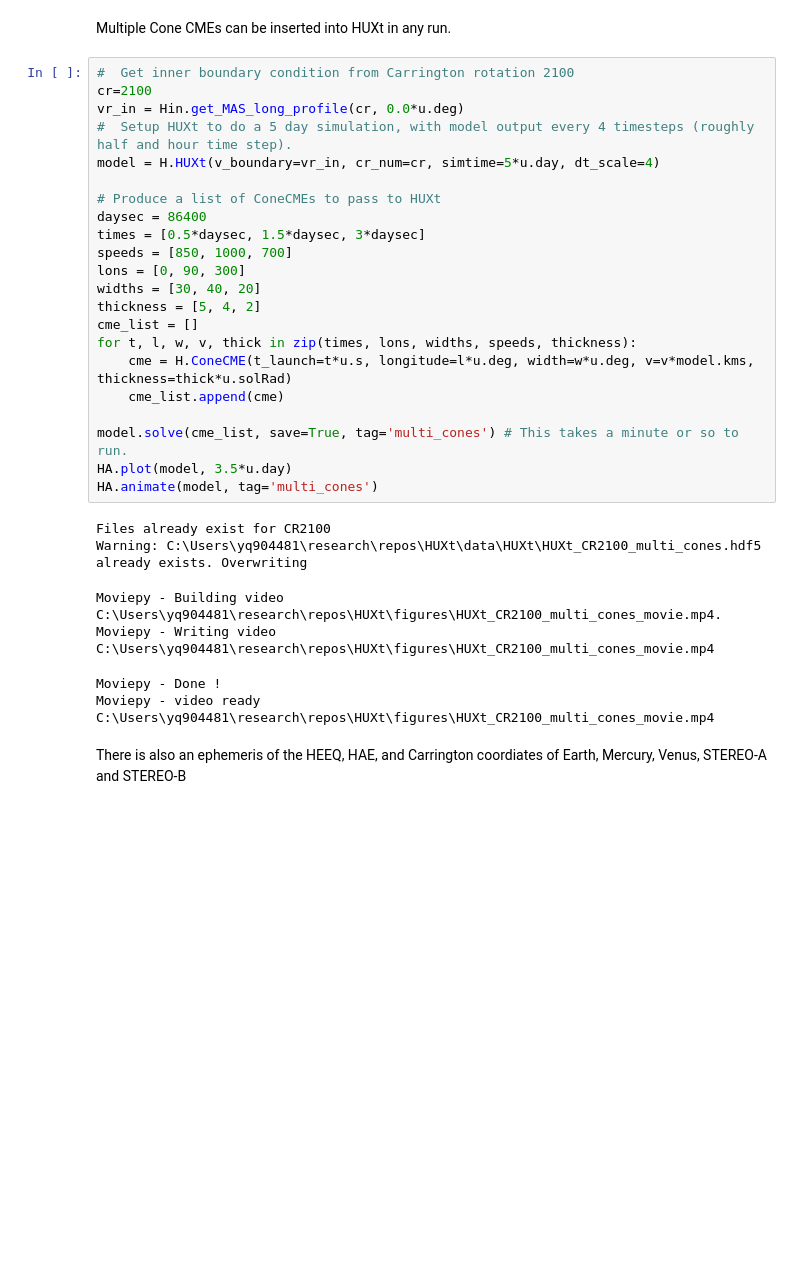
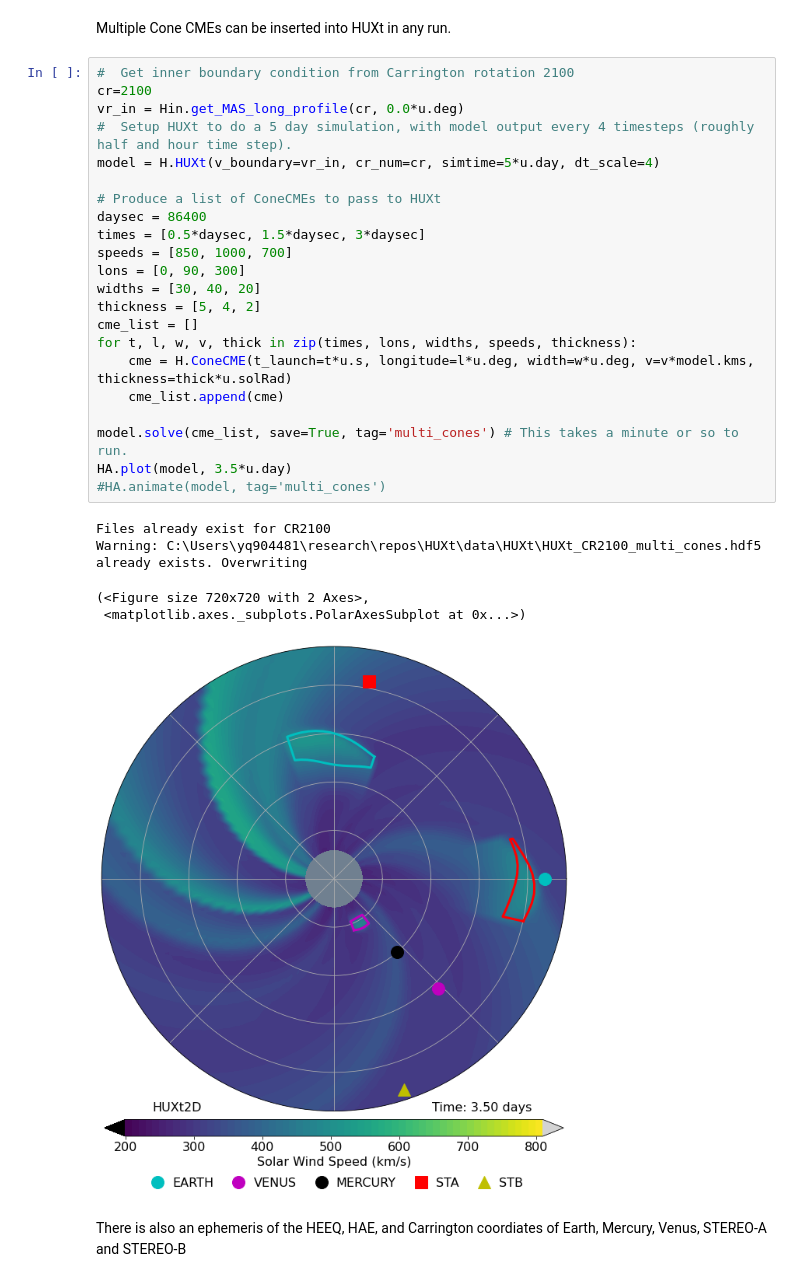
Before and after one commit to University-of-Reading-Space-Science/HUXt, a Jupyter notebook: code/HUXt_example.ipynb, the cells around one changed output. Cells and saved outputs as stored; diff of their text form; blank space fills up the shorter version.

```diff
--- a/code/HUXt_example.ipynb
+++ b/code/HUXt_example.ipynb
@@ -167,32 +163,31 @@ Multiple Cone CMEs can be inserted into HUXt in any run.
 # %%
 #  Get inner boundary condition from Carrington rotation 2100
 cr=2100
 vr_in = Hin.get_MAS_long_profile(cr, 0.0*u.deg)
 #  Setup HUXt to do a 5 day simulation, with model output every 4 timesteps (roughly half and hour time step).
 model = H.HUXt(v_boundary=vr_in, cr_num=cr, simtime=5*u.day, dt_scale=4)
 
 # Produce a list of ConeCMEs to pass to HUXt
 daysec = 86400
 times = [0.5*daysec, 1.5*daysec, 3*daysec]
 speeds = [850, 1000, 700]
 lons = [0, 90, 300]
 widths = [30, 40, 20]
 thickness = [5, 4, 2]
 cme_list = []
 for t, l, w, v, thick in zip(times, lons, widths, speeds, thickness):
     cme = H.ConeCME(t_launch=t*u.s, longitude=l*u.deg, width=w*u.deg, v=v*model.kms, thickness=thick*u.solRad)
     cme_list.append(cme)
 
 model.solve(cme_list, save=True, tag='multi_cones') # This takes a minute or so to run.
 HA.plot(model, 3.5*u.day)
-HA.animate(model, tag='multi_cones')
+#HA.animate(model, tag='multi_cones')
 # %% [output]
 Files already exist for CR2100
 Warning: C:\Users\yq904481\research\repos\HUXt\data\HUXt\HUXt_CR2100_multi_cones.hdf5 already exists. Overwriting
-Moviepy - Building video C:\Users\yq904481\research\repos\HUXt\figures\HUXt_CR2100_multi_cones_movie.mp4.
-Moviepy - Writing video C:\Users\yq904481\research\repos\HUXt\figures\HUXt_CR2100_multi_cones_movie.mp4
+(<Figure size 720x720 with 2 Axes>,
+ <matplotlib.axes._subplots.PolarAxesSubplot at 0x...>)
-Moviepy - Done !
-Moviepy - video ready C:\Users\yq904481\research\repos\HUXt\figures\HUXt_CR2100_multi_cones_movie.mp4
+[figure, added]
 # %% [markdown]
 There is also an ephemeris of the HEEQ, HAE, and Carrington coordiates of Earth, Mercury, Venus, STEREO-A and STEREO-B
 # %%
```
Also changed, not shown: parts of 5 cells of this notebook, 1 other file.
